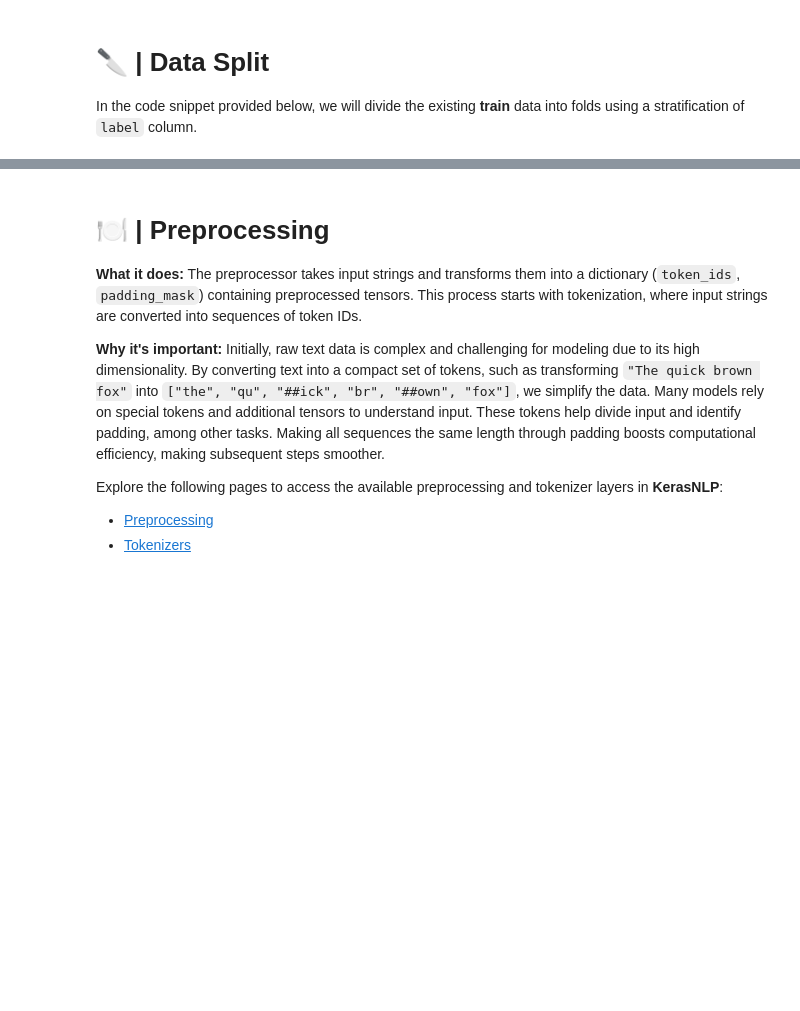
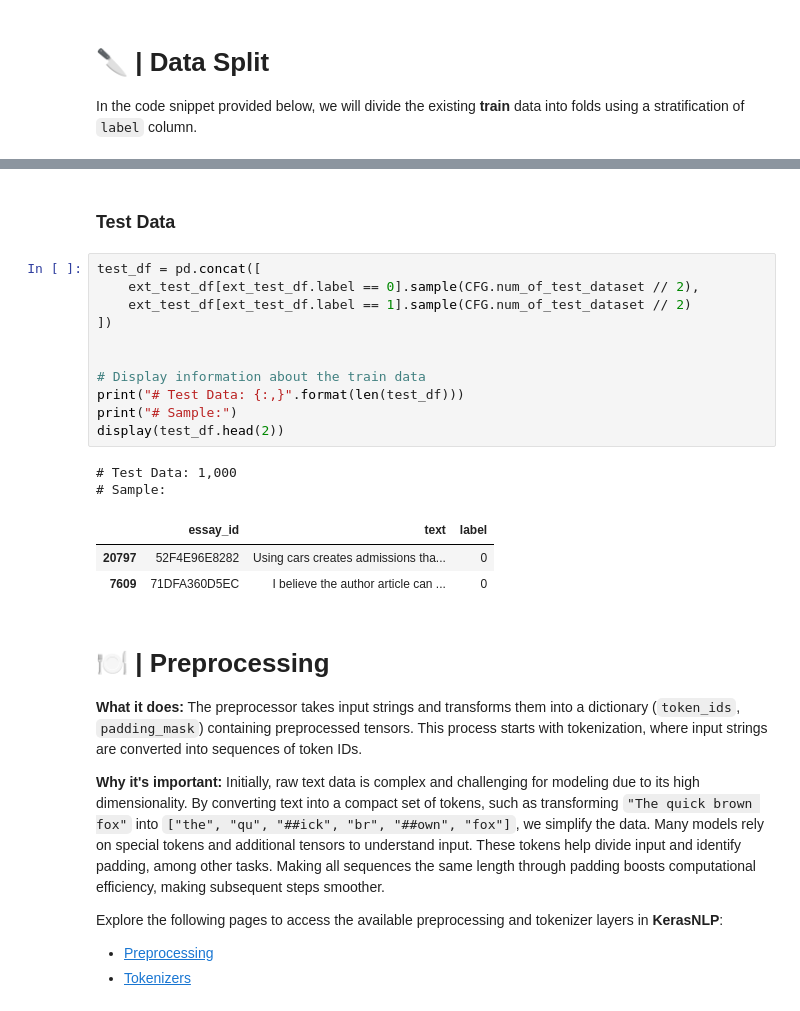
Before and after one commit to dinleo/Kaggle, a Jupyter notebook: llm-detect-ai-generated-text/Main.ipynb, the cells around one changed output, grey strips where cells are left out. Cells and saved outputs as stored; diff of their text form; blank space fills up the shorter version.

```diff
--- a/llm-detect-ai-generated-text/detect-fake-text-kerasnlp-tf-torch-jax-train.ipynb
+++ b/llm-detect-ai-generated-text/Main.ipynb
@@ -298,4 +232,23 @@ fold  name  source
 dtype: int64
+# %% [markdown]
+### Test Data
+# %%
+test_df = pd.concat([
+    ext_test_df[ext_test_df.label == 0].sample(CFG.num_of_test_dataset // 2),
+    ext_test_df[ext_test_df.label == 1].sample(CFG.num_of_test_dataset // 2)
+])
+
+
+# Display information about the train data
+print("# Test Data: {:,}".format(len(test_df)))
+print("# Sample:")
+display(test_df.head(2))
+# %% [output]
+# Test Data: 1,000
+# Sample:
+|  | essay_id | text | label |
+| 20797 | 52F4E96E8282 | Using cars creates admissions tha... | 0 |
+| 7609 | 71DFA360D5EC | I believe the author article can ... | 0 |
 # %% [markdown]
 # 🍽️ | Preprocessing
 
```
Also changed, not shown: parts of 42 cells of this notebook, 7 other files.
